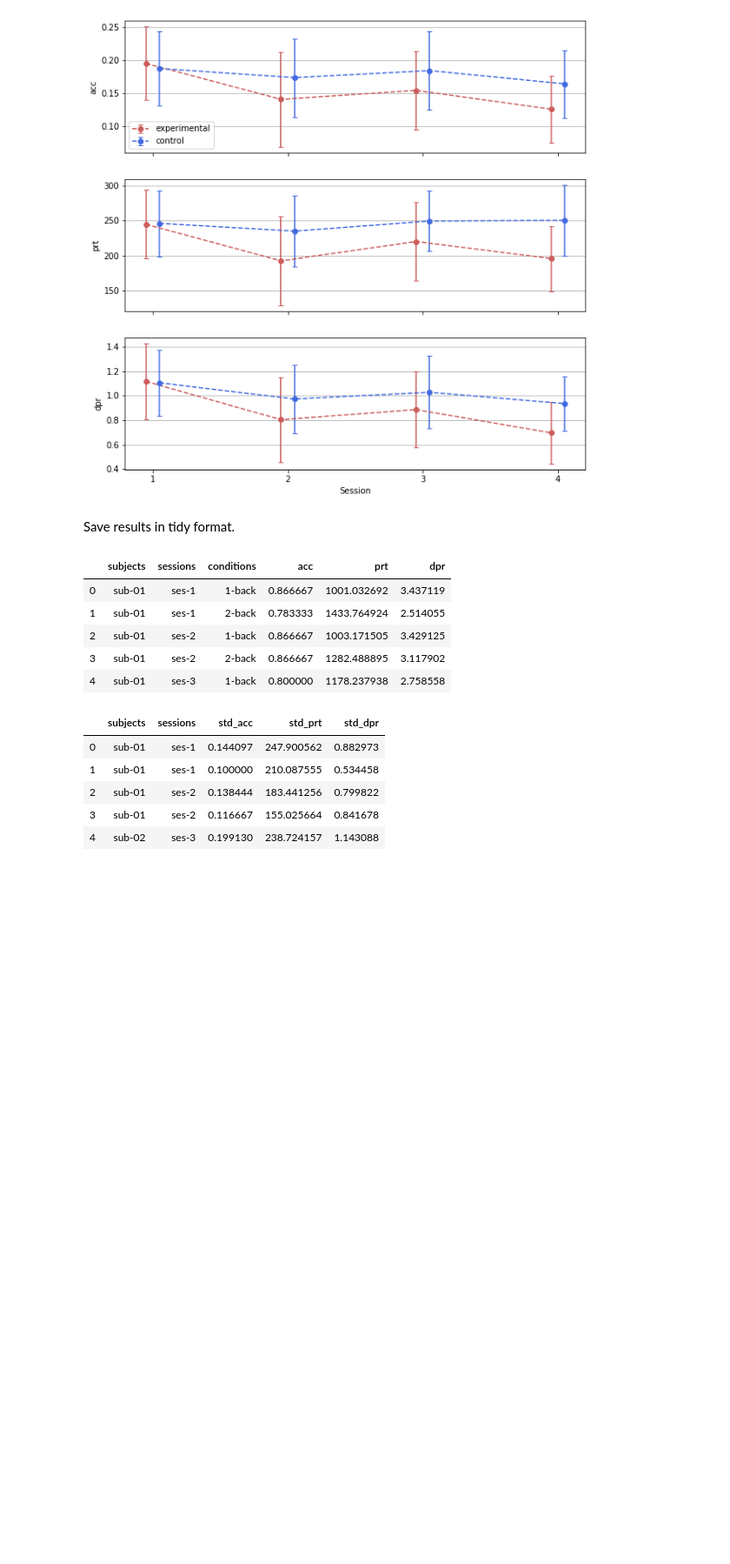
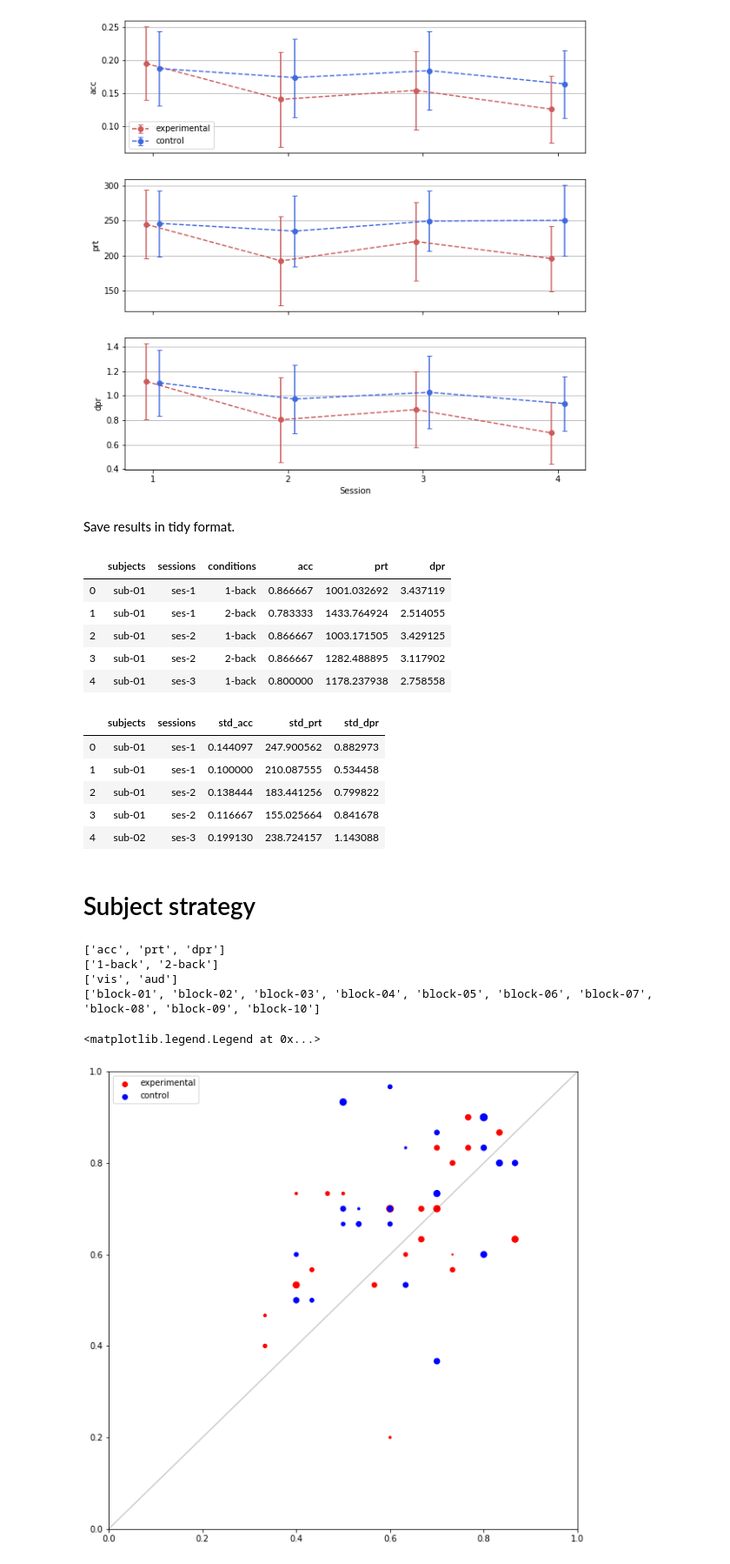
Before and after one commit to kfinc/wm-training-modularity, a Jupyter notebook: 01-behavioral_data_analysis/03-exclusion_variability.ipynb, the cells around one changed output. Shown at 87% size. Saved outputs shown, nothing was run; the diff lists cells and outputs as text; code cells hidden in the pictures; blank space fills up the shorter version.

Commit message:
added subject strategy section

```diff
--- a/01-behavioral_data_analysis/03-exclusion_variability.ipynb
+++ b/01-behavioral_data_analysis/03-exclusion_variability.ipynb
@@ -9,6 +9,7 @@ Load aggregated behavioral data
 # %%
 beh = np.load('data/aggregated_behavioral_data.npy', allow_pickle=True)
 beh_block = np.load('data/aggregated_behavioral_data_block.npy', allow_pickle=True)
+glm = np.load('/home/kmb/Desktop/Neuroscience/Projects/FINC_learning_brain/data/derivatives/glm_results_all.npy', allow_pickle=True)
 
 with open('data/aggregated_behavioral_data.json', 'r') as f:
     meta = json.load(f)
@@ -149,3 +150,46 @@ df.head()
 | 2 | sub-01 | ses-2 | 0.138444 | 183.441256 | 0.799822 |
 | 3 | sub-01 | ses-2 | 0.116667 | 155.025664 | 0.841678 |
 | 4 | sub-02 | ses-3 | 0.199130 | 238.724157 | 1.143088 |
+# %% [markdown]
+# Subject strategy
+# %%
+for dim in ['dim3', 'dim4', 'dim5', 'dim6']: print(meta[dim])
+# %% [output]
+['acc', 'prt', 'dpr']
+['1-back', '2-back']
+['vis', 'aud']
+['block-01', 'block-02', 'block-03', 'block-04', 'block-05', 'block-06', 'block-07', 'block-08', 'block-09', 'block-10']
+# %%
+glm_norm = glm + np.abs(np.min(glm, axis=0))
+
+m = 0 # accuracy
+ses = 0
+net = 4 # 4-dmn, 5-fpn
+m_min = 0
+m_max = 1
+
+
+fig, ax = plt.subplots(ncols=1, figsize=(10, 10))
+
+
+ax.scatter(
+    beh[meta['exp'], ses, m, 1, 0],
+    beh[meta['exp'], ses, m, 1, 1],
+    s=glm_norm[meta['exp'], ses, net] * 15,
+    color='red',
+    label='experimental'
+)
+ax.scatter(
+    beh[meta['con'], ses, m, 1, 0],
+    beh[meta['con'], ses, m, 1, 1],
+    s=glm_norm[meta['con'], ses, net] * 15,
+    color='blue',
+    label='control'
+)
+ax.plot([m_min, m_max], [m_min, m_max], 'k-', alpha=.2)
+ax.set_xlim([m_min, m_max])
+ax.set_ylim([m_min, m_max])
+ax.legend()
+# %% [output]
+<matplotlib.legend.Legend at 0x...>
+[figure, added]
```
Also changed, not shown: parts of 2 cells of this notebook.
